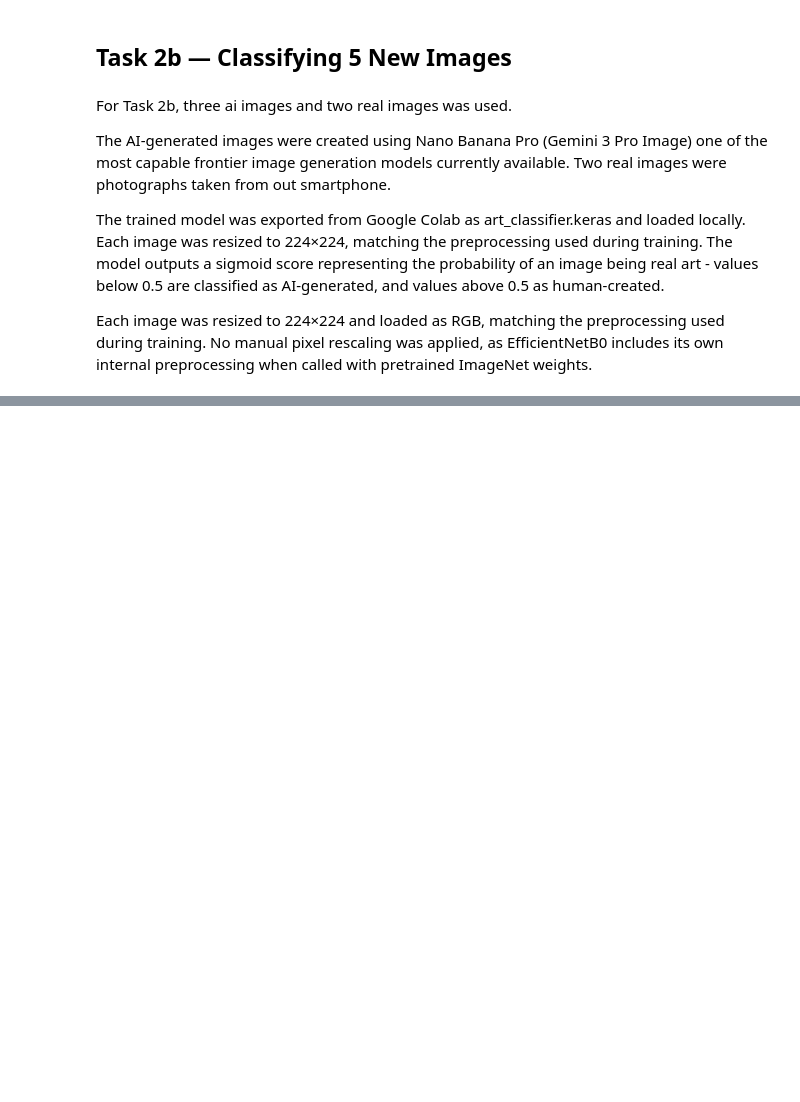
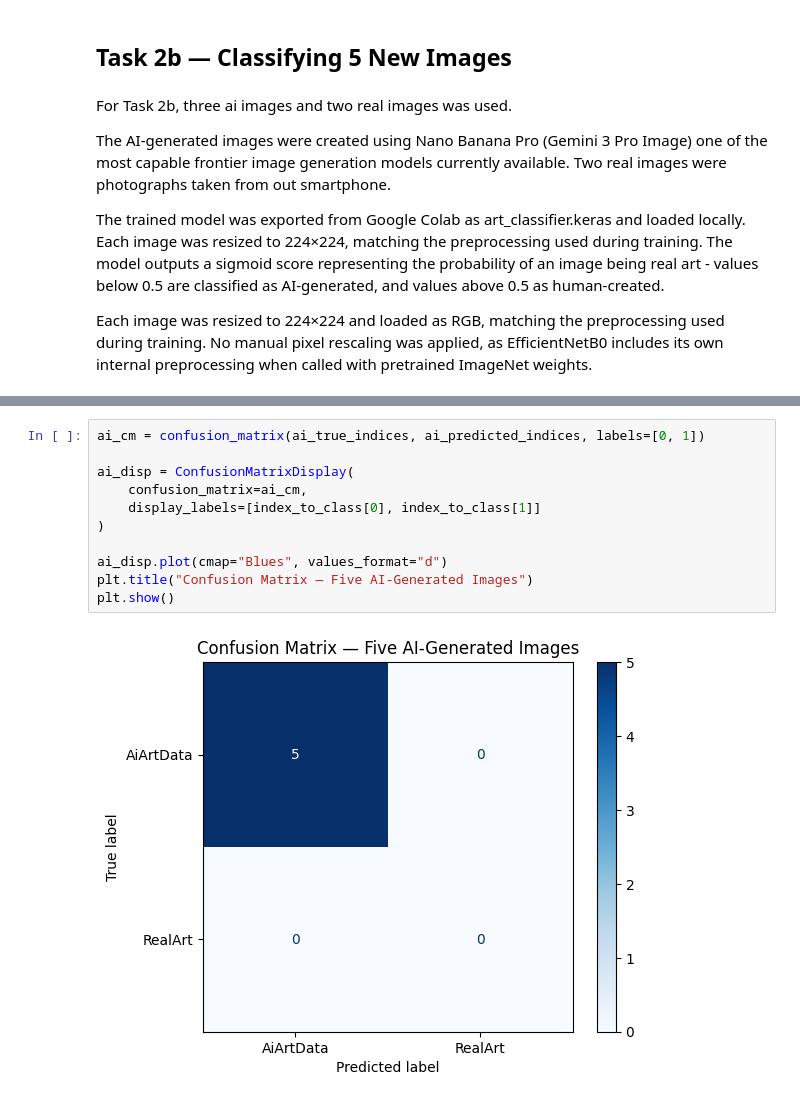
Before and after one commit to fredrikudengen/Group-Exam-INFO284, a Jupyter notebook: task2.ipynb, the cells around one changed output, grey strips where cells are left out. Saved outputs shown, nothing was run; the diff lists cells and outputs as text; blank space fills up the shorter version.

```diff
--- a/task2.ipynb
+++ b/task2.ipynb
@@ -363,0 +487,13 @@ plt.show()
+# %%
+ai_cm = confusion_matrix(ai_true_indices, ai_predicted_indices, labels=[0, 1])
+
+ai_disp = ConfusionMatrixDisplay(
+    confusion_matrix=ai_cm,
+    display_labels=[index_to_class[0], index_to_class[1]]
+)
+
+ai_disp.plot(cmap="Blues", values_format="d")
+plt.title("Confusion Matrix — Five AI-Generated Images")
+plt.show()
+# %% [output]
+[figure, added]
```
Also changed, not shown: parts of 7 cells of this notebook, 10 other files.
